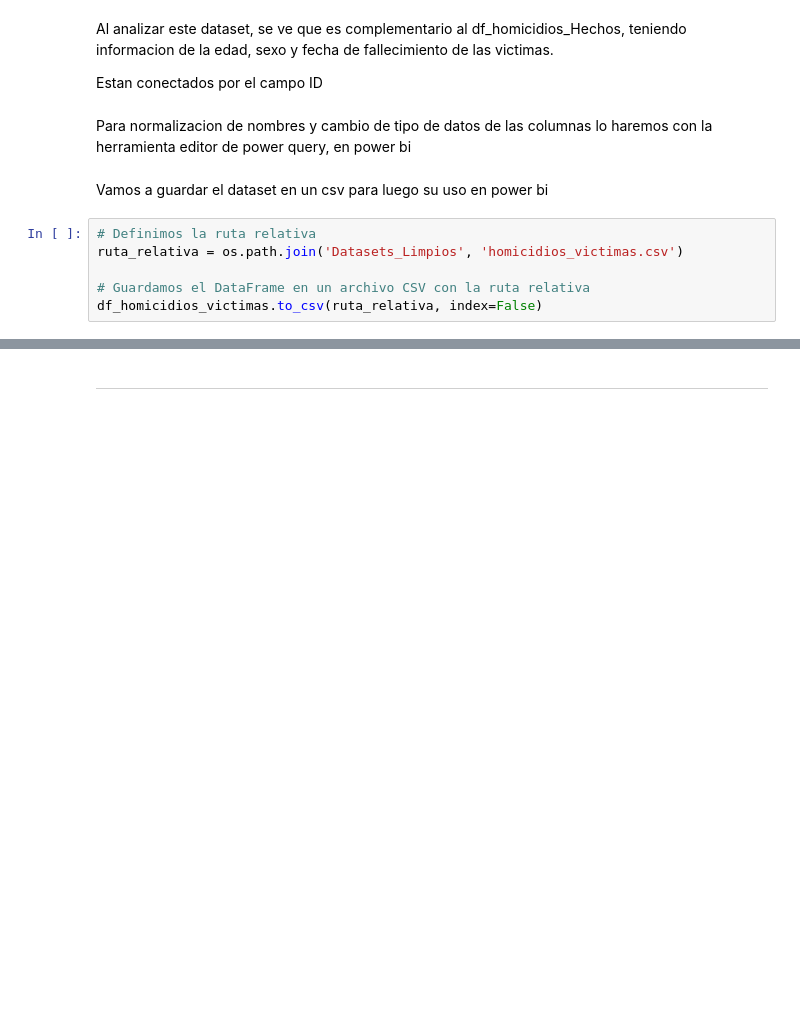
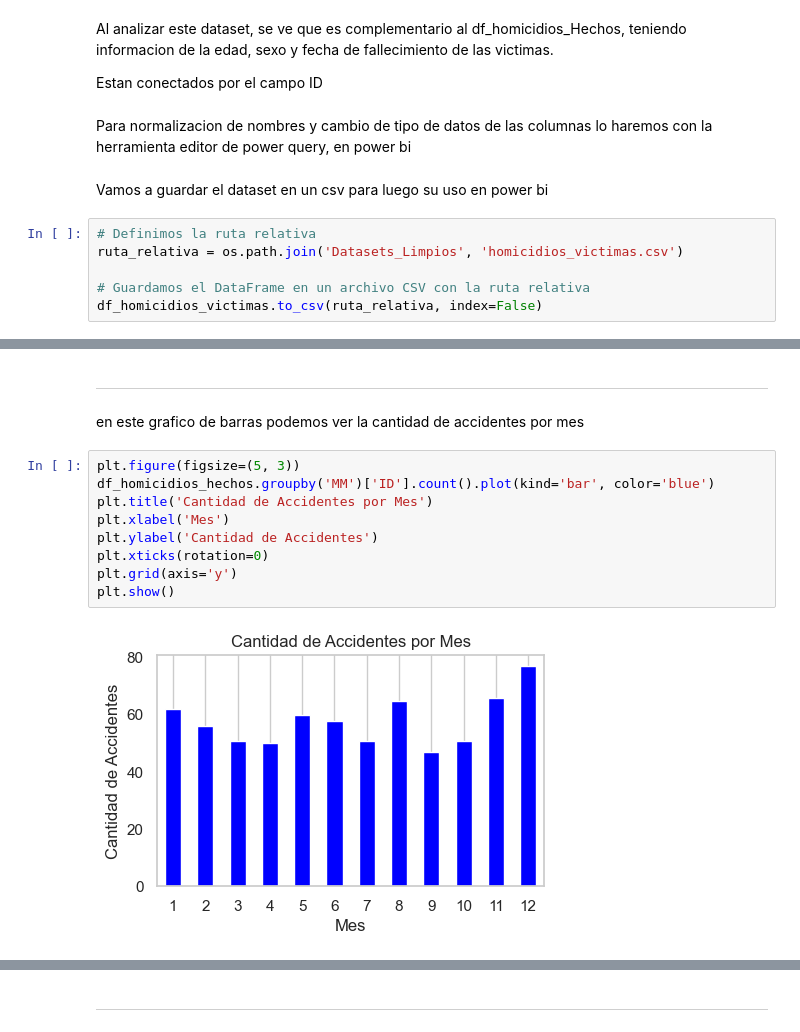
Before and after one commit to Frombini/Proyecto-Siniestros-Viales, a Jupyter notebook: EDA.ipynb, the cells around one changed output, grey strips where cells are left out. Cells and saved outputs as stored; diff of their text form; blank space fills up the shorter version.

```diff
--- a/EDA.ipynb
+++ b/EDA.ipynb
@@ -574,0 +595,15 @@ Anexos:
+# %% [markdown]
+-------------------------------------------------------
+# %% [markdown]
+en este grafico de barras podemos ver la cantidad de accidentes por mes
+# %%
+plt.figure(figsize=(5, 3))
+df_homicidios_hechos.groupby('MM')['ID'].count().plot(kind='bar', color='blue')
+plt.title('Cantidad de Accidentes por Mes')
+plt.xlabel('Mes')
+plt.ylabel('Cantidad de Accidentes')
+plt.xticks(rotation=0)
+plt.grid(axis='y')
+plt.show()
+# %% [output]
+[figure, added]
```
Also changed, not shown: parts of 66 cells of this notebook.
